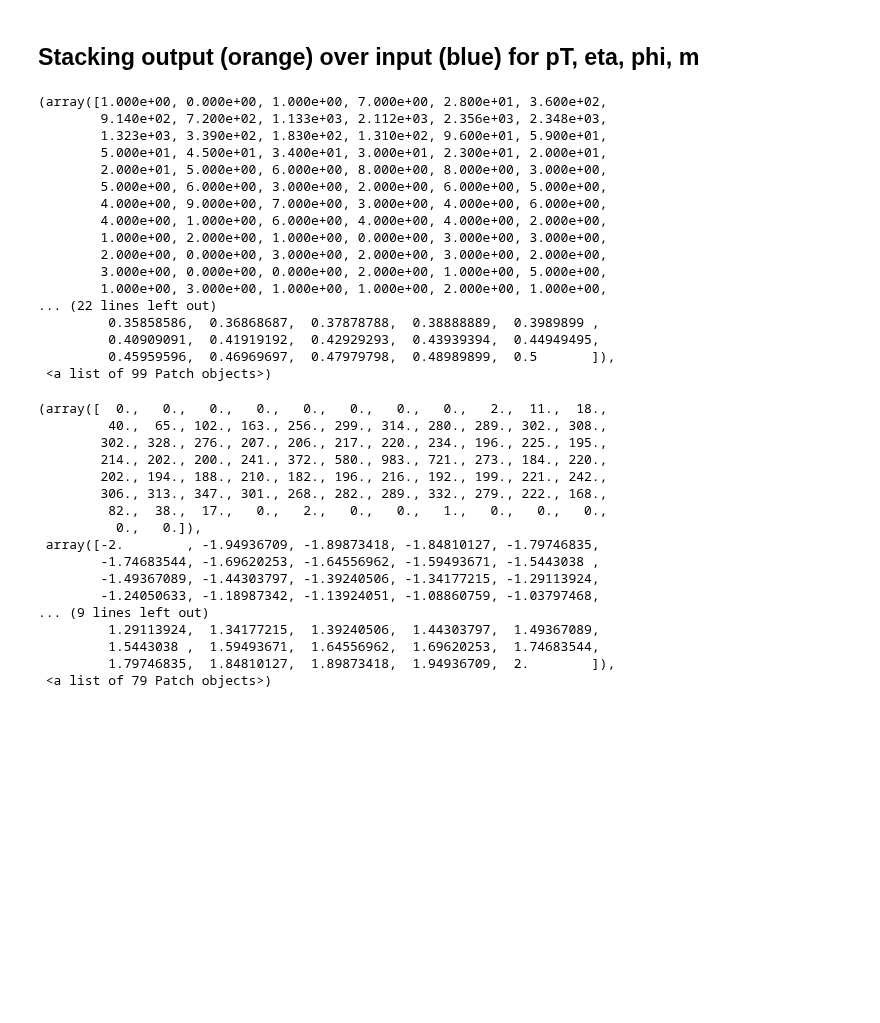
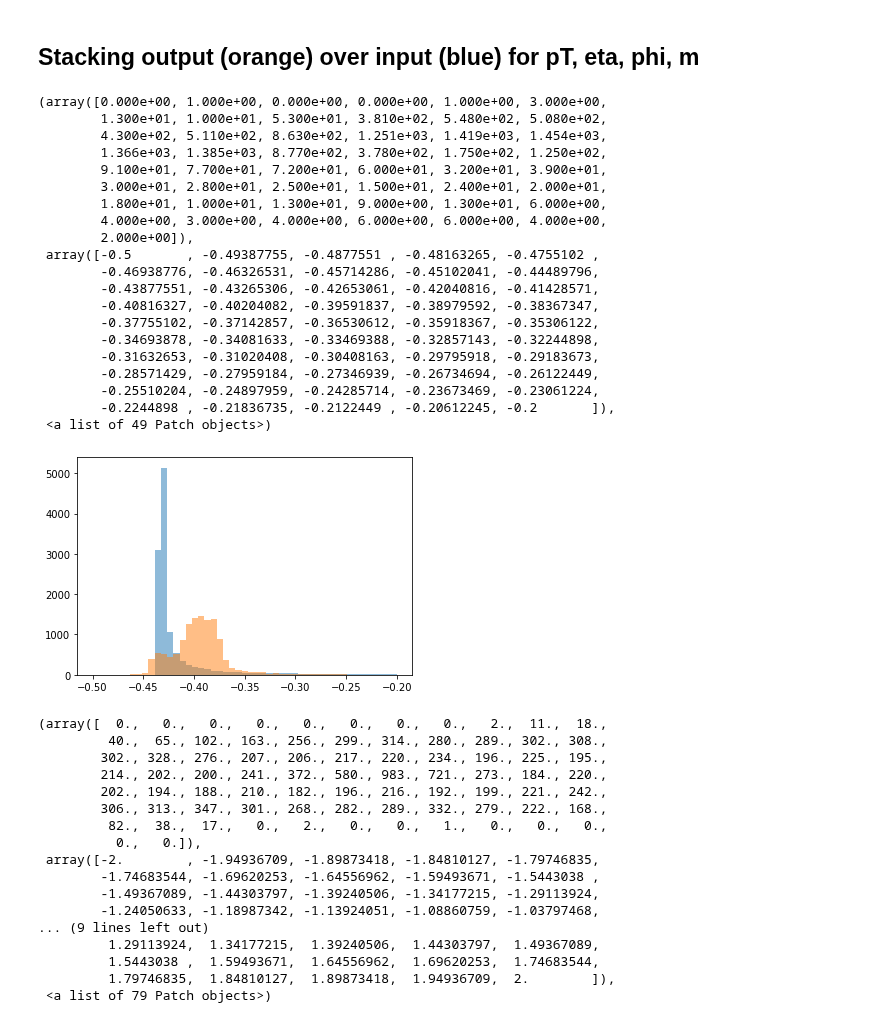
Before and after one commit to stsan9/AnomalyDetection4Jets, a Jupyter notebook: VAE.ipynb, the cells around one changed output. Drawn from its saved outputs; the diff is of its cells as text; code cells hidden in the pictures; blank space fills up the shorter version.

```diff
--- a/VAE.ipynb
+++ b/VAE.ipynb
@@ -215,27 +215,31 @@ mass = [row[3] for row in x_test]
 # %% [markdown]
 ## Stacking output (orange) over input (blue) for pT, eta, phi, m
 # %%
-bins = np.linspace(-0.5, 0.5, 100)
+bins = np.linspace(-0.5, -0.2, 50)
 plt.hist(pT, bins=bins,alpha=0.5)
 plt.hist(pT_pred, bins=bins,alpha=0.5)
 # %% [output]
-(array([1.000e+00, 0.000e+00, 1.000e+00, 7.000e+00, 2.800e+01, 3.600e+02,
-        9.140e+02, 7.200e+02, 1.133e+03, 2.112e+03, 2.356e+03, 2.348e+03,
-        1.323e+03, 3.390e+02, 1.830e+02, 1.310e+02, 9.600e+01, 5.900e+01,
-        5.000e+01, 4.500e+01, 3.400e+01, 3.000e+01, 2.300e+01, 2.000e+01,
-        2.000e+01, 5.000e+00, 6.000e+00, 8.000e+00, 8.000e+00, 3.000e+00,
-        5.000e+00, 6.000e+00, 3.000e+00, 2.000e+00, 6.000e+00, 5.000e+00,
-        4.000e+00, 9.000e+00, 7.000e+00, 3.000e+00, 4.000e+00, 6.000e+00,
-        4.000e+00, 1.000e+00, 6.000e+00, 4.000e+00, 4.000e+00, 2.000e+00,
-        1.000e+00, 2.000e+00, 1.000e+00, 0.000e+00, 3.000e+00, 3.000e+00,
-        2.000e+00, 0.000e+00, 3.000e+00, 2.000e+00, 3.000e+00, 2.000e+00,
-        3.000e+00, 0.000e+00, 0.000e+00, 2.000e+00, 1.000e+00, 5.000e+00,
-        1.000e+00, 3.000e+00, 1.000e+00, 1.000e+00, 2.000e+00, 1.000e+00,
-... (22 lines left out)
-         0.35858586,  0.36868687,  0.37878788,  0.38888889,  0.3989899 ,
-         0.40909091,  0.41919192,  0.42929293,  0.43939394,  0.44949495,
-         0.45959596,  0.46969697,  0.47979798,  0.48989899,  0.5       ]),
- <a list of 99 Patch objects>)
+(array([0.000e+00, 1.000e+00, 0.000e+00, 0.000e+00, 1.000e+00, 3.000e+00,
+        1.300e+01, 1.000e+01, 5.300e+01, 3.810e+02, 5.480e+02, 5.080e+02,
+        4.300e+02, 5.110e+02, 8.630e+02, 1.251e+03, 1.419e+03, 1.454e+03,
+        1.366e+03, 1.385e+03, 8.770e+02, 3.780e+02, 1.750e+02, 1.250e+02,
+        9.100e+01, 7.700e+01, 7.200e+01, 6.000e+01, 3.200e+01, 3.900e+01,
+        3.000e+01, 2.800e+01, 2.500e+01, 1.500e+01, 2.400e+01, 2.000e+01,
+        1.800e+01, 1.000e+01, 1.300e+01, 9.000e+00, 1.300e+01, 6.000e+00,
+        4.000e+00, 3.000e+00, 4.000e+00, 6.000e+00, 6.000e+00, 4.000e+00,
+        2.000e+00]),
+ array([-0.5       , -0.49387755, -0.4877551 , -0.48163265, -0.4755102 ,
+        -0.46938776, -0.46326531, -0.45714286, -0.45102041, -0.44489796,
+        -0.43877551, -0.43265306, -0.42653061, -0.42040816, -0.41428571,
+        -0.40816327, -0.40204082, -0.39591837, -0.38979592, -0.38367347,
+        -0.37755102, -0.37142857, -0.36530612, -0.35918367, -0.35306122,
+        -0.34693878, -0.34081633, -0.33469388, -0.32857143, -0.32244898,
+        -0.31632653, -0.31020408, -0.30408163, -0.29795918, -0.29183673,
+        -0.28571429, -0.27959184, -0.27346939, -0.26734694, -0.26122449,
+        -0.25510204, -0.24897959, -0.24285714, -0.23673469, -0.23061224,
+        -0.2244898 , -0.21836735, -0.2122449 , -0.20612245, -0.2       ]),
+ <a list of 49 Patch objects>)
+[figure, added]
 # %%
 bins = np.linspace(-2, 2, 80)
 plt.hist(eta, bins=bins,alpha=0.5)
```
